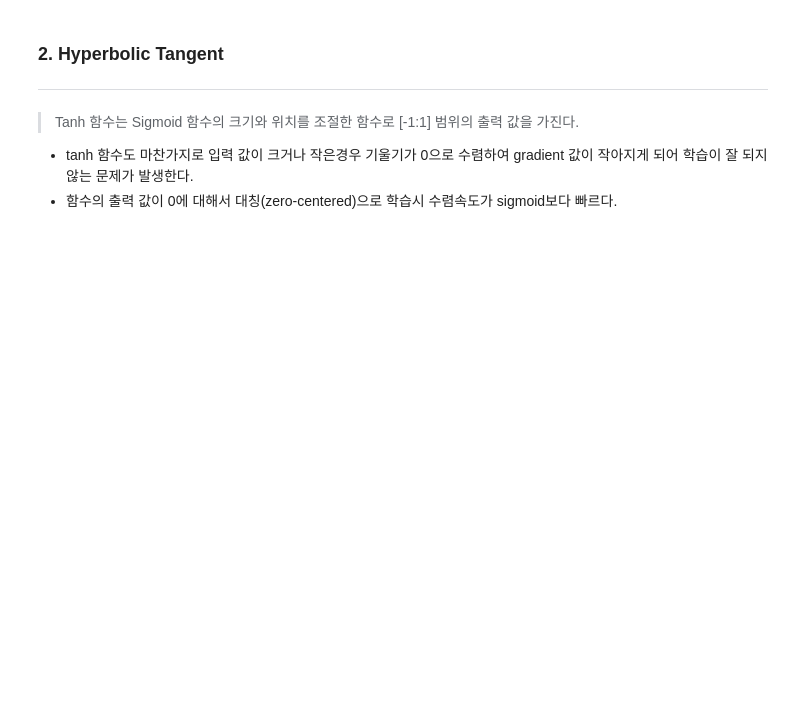
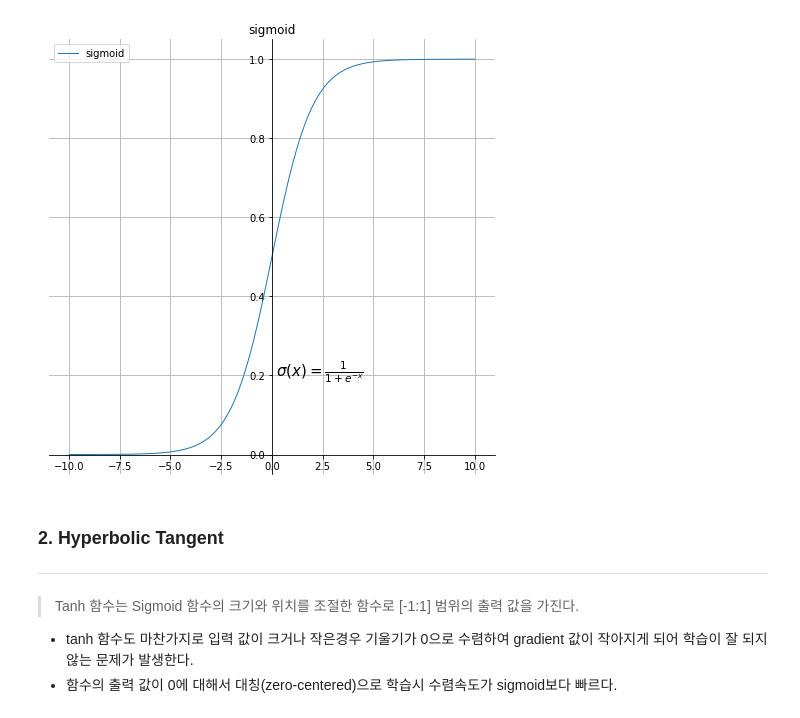
Before and after one commit to Raidin/DeepLearningResearch, a Jupyter notebook: Activation_Function_Example.ipynb, the cells around one changed output. Cells and saved outputs as stored; diff of their text form; code cells hidden in the pictures; blank space fills up the shorter version.

```diff
--- a/Activation_Function_Example.ipynb
+++ b/Activation_Function_Example.ipynb
@@ -14,7 +17,7 @@
 import matplotlib.pyplot as plt
 import numpy as np
 # %%
-def EachFunctinGraph(*args) :
+def EachFunctinDraw(*args) :
     plt.figure(figsize=(8, 8))
 
     plt.plot(x, args[1], label=args[0], linewidth='1.0', linestyle="-")
@@ -70,8 +76,10 @@ def Sigmoid(x):
 # %%
 x = np.linspace(-10, 10, 256, endpoint=True)
 eq = r'$\sigma(x)=\frac{1}{1+e^{-x}}$'
 activation = Sigmoid(x)
-EachFunctinGraph('sigmoid', activation, eq);
+EachFunctinDraw('sigmoid', activation, eq);
+# %% [output]
+[figure, added]
 # %% [markdown]
 ### 2. Hyperbolic Tangent
 ---
```
Also changed, not shown: parts of 5 cells of this notebook.
